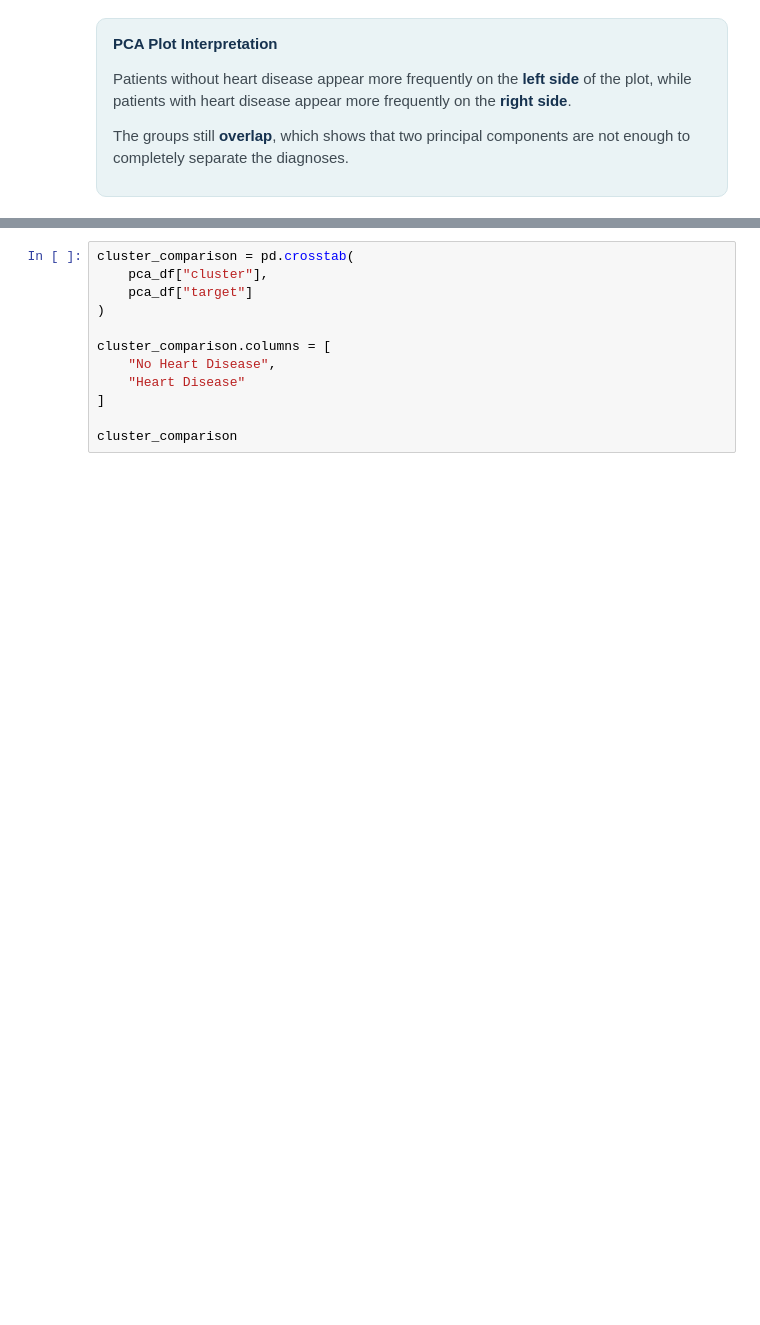
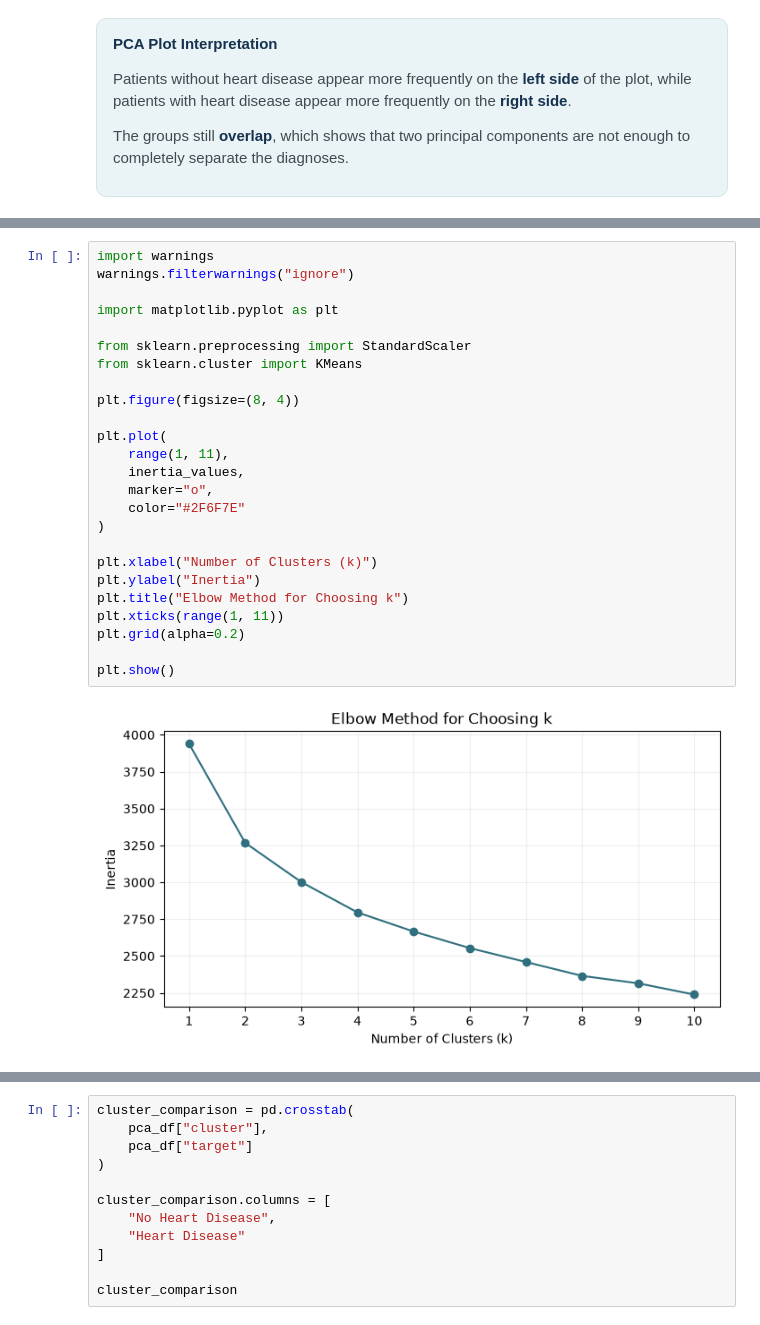
Before and after one commit to assma122/Binx-ai-ml-training, a Jupyter notebook: PROJECT/Notebooks/M1_Data_Understanding.ipynb, the cells around one changed output, grey strips where cells are left out. Saved outputs shown, nothing was run; the diff lists cells and outputs as text; blank space fills up the shorter version.

```diff
--- a/PROJECT/Notebooks/M1_Data_Understanding.ipynb
+++ b/PROJECT/Notebooks/M1_Data_Understanding.ipynb
@@ -4151,0 +4184,27 @@ The groups were formed using clinical features rather than the known diagnosis.
+# %%
+import warnings
+warnings.filterwarnings("ignore")
+
+import matplotlib.pyplot as plt
+
+from sklearn.preprocessing import StandardScaler
+from sklearn.cluster import KMeans
+
+plt.figure(figsize=(8, 4))
+
+plt.plot(
+    range(1, 11),
+    inertia_values,
+    marker="o",
+    color="#2F6F7E"
+)
+
+plt.xlabel("Number of Clusters (k)")
+plt.ylabel("Inertia")
+plt.title("Elbow Method for Choosing k")
+plt.xticks(range(1, 11))
+plt.grid(alpha=0.2)
+
+plt.show()
+# %% [output]
+[figure, added]
```
Also changed, not shown: parts of 19 cells of this notebook.
